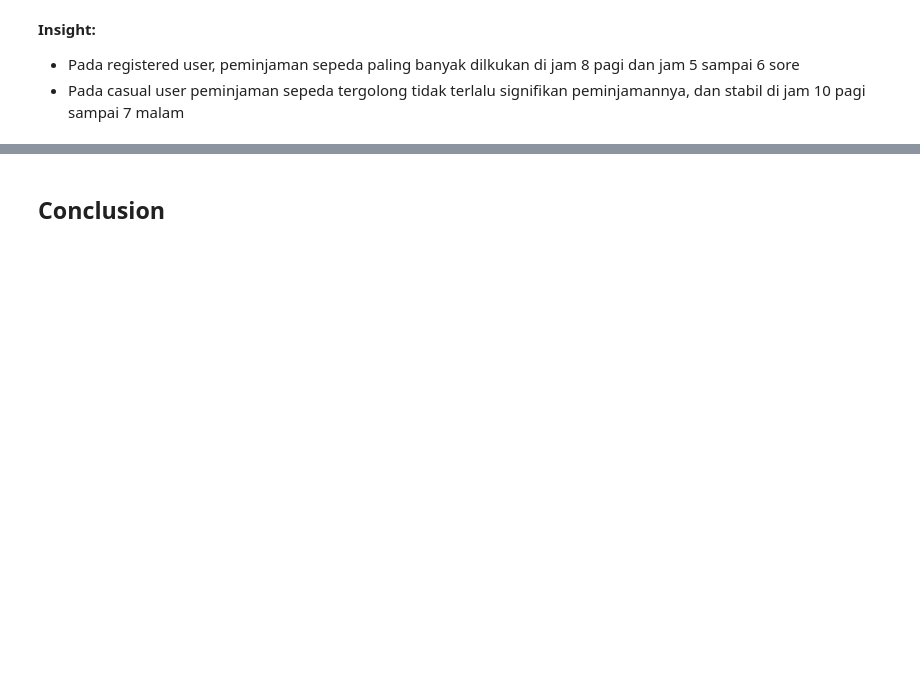
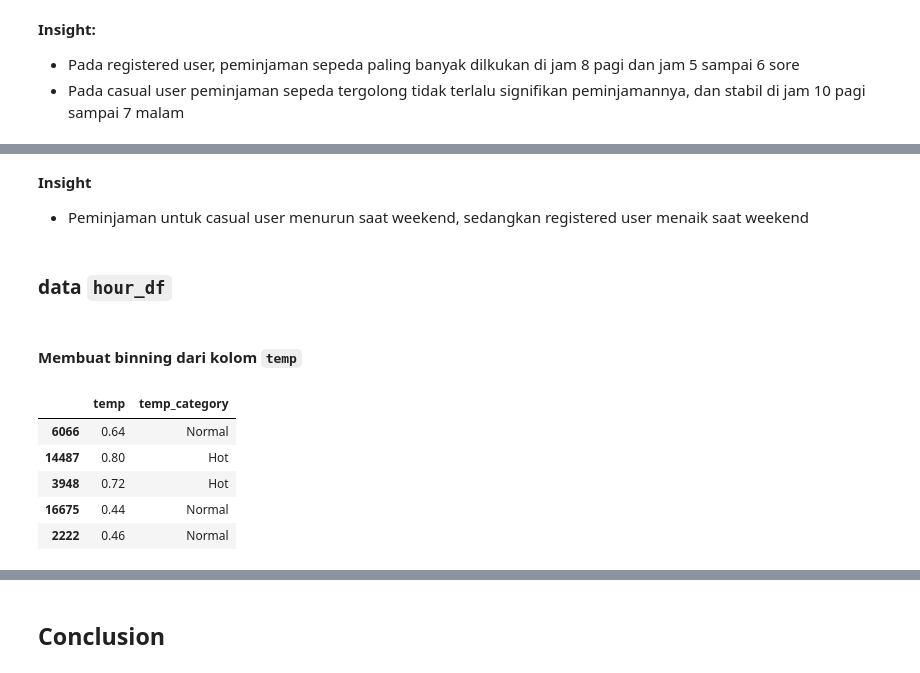
Before and after one commit to reinablqs/proyek_bike_sharing_analisis_data_dicoding, a Jupyter notebook: Proyek_Analisis_Data.ipynb, the cells around one changed output, grey strips where cells are left out. Cells and saved outputs as stored; diff of their text form; code cells hidden in the pictures; blank space fills up the shorter version.

```diff
--- a/Proyek_Analisis_Data.ipynb
+++ b/Proyek_Analisis_Data.ipynb
@@ -413,0 +465,24 @@ plt.show()
+# %% [markdown]
+**Insight**
+- Peminjaman untuk casual user menurun saat weekend, sedangkan registered user menaik saat weekend
+# %% [markdown]
+### data `hour_df`
+# %% [markdown]
+#### Membuat binning dari kolom `temp`
+# %%
+# Definisikan bins dan label
+bins = [0, 0.33, 0.66, 1]  # Rentang nilai untuk Cool, Normal, Hot
+labels = ['Cool', 'Normal', 'Hot']  # Label kategori
+
+# Membuat kolom baru 'temp_category' berdasarkan bins
+hour_df['temp_category'] = pd.cut(hour_df['temp'], bins=bins, labels=labels, include_lowest=True)
+
+# Menampilkan beberapa baris pertama untuk memeriksa hasil
+hour_df[['temp', 'temp_category']].sample(5)
+# %% [output]
+|  | temp | temp_category |
+| 6066 | 0.64 | Normal |
+| 14487 | 0.80 | Hot |
+| 3948 | 0.72 | Hot |
+| 16675 | 0.44 | Normal |
+| 2222 | 0.46 | Normal |
```
Also changed, not shown: parts of 17 cells of this notebook, 4 other files.
